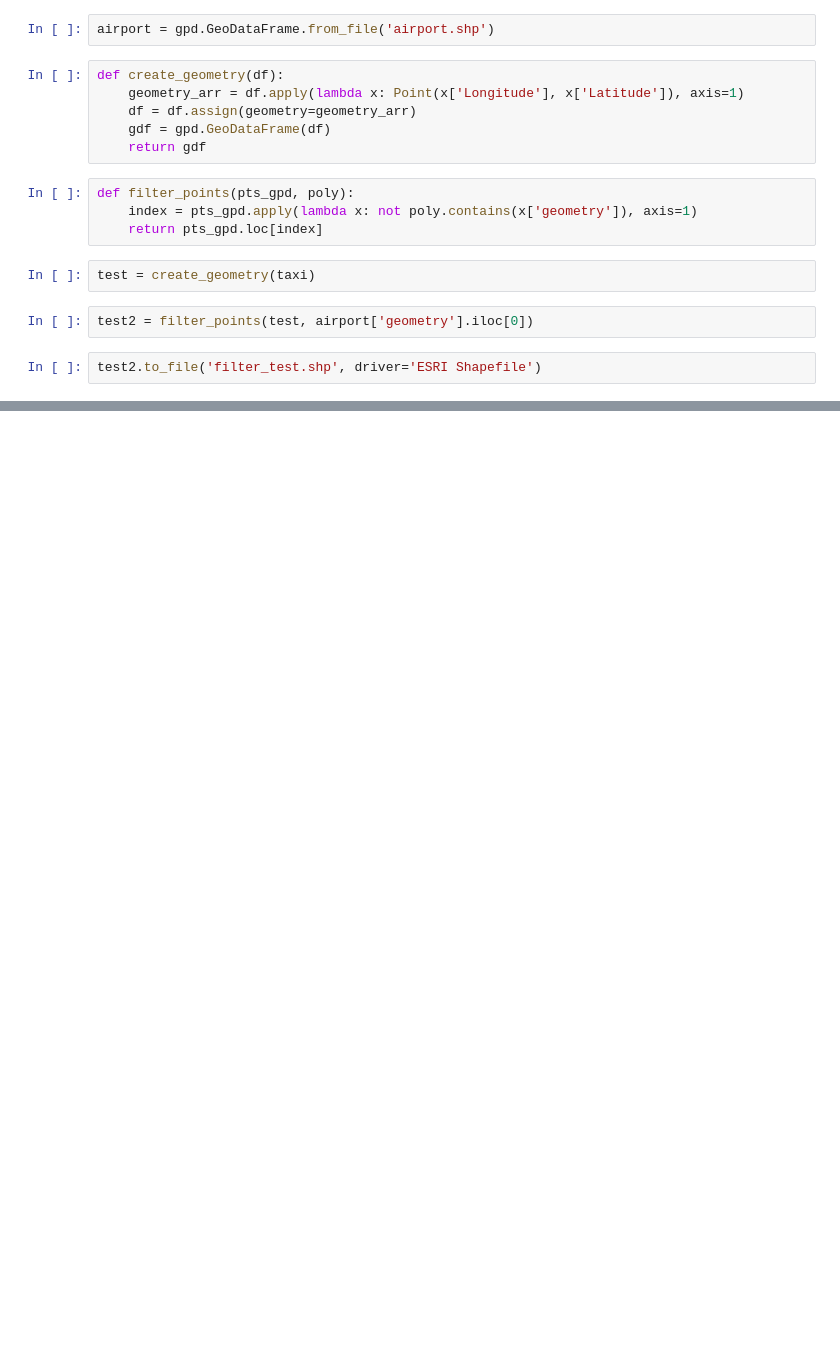
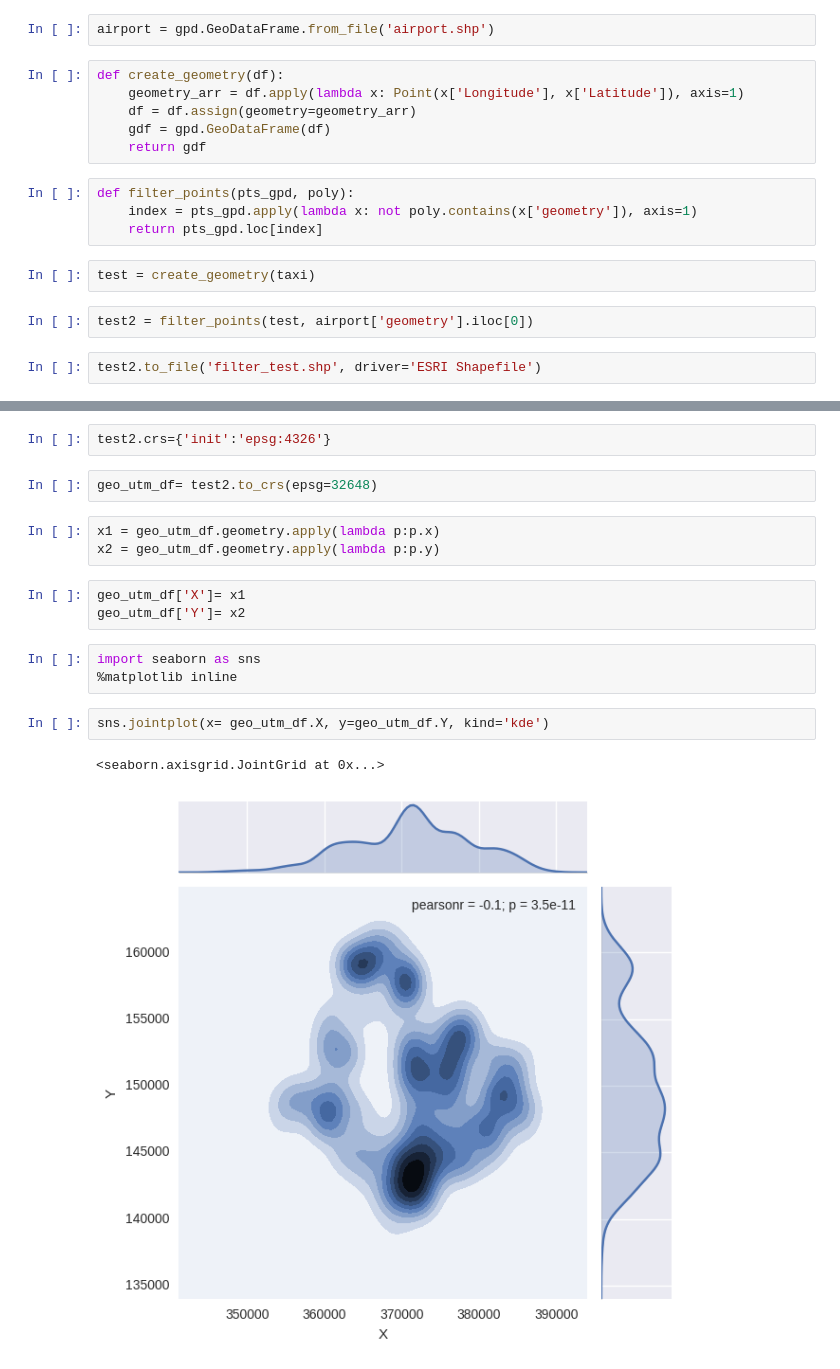
Before and after one commit to karthikBalasubramanian/LTA_Singapore, a Jupyter notebook: filter points.ipynb, the cells around one changed output, grey strips where cells are left out. Drawn from its saved outputs; the diff is of its cells as text; blank space fills up the shorter version.

Commit message:
adding sns plot

```diff
--- a/filter points.ipynb
+++ b/filter points.ipynb
@@ -39,0 +52,18 @@ len(test)
+# %%
+test2.crs={'init':'epsg:4326'}
+# %%
+geo_utm_df= test2.to_crs(epsg=32648)
+# %%
+x1 = geo_utm_df.geometry.apply(lambda p:p.x)
+x2 = geo_utm_df.geometry.apply(lambda p:p.y)
+# %%
+geo_utm_df['X']= x1
+geo_utm_df['Y']= x2
+# %%
+import seaborn as sns
+%matplotlib inline
+# %%
+sns.jointplot(x= geo_utm_df.X, y=geo_utm_df.Y, kind='kde')
+# %% [output]
+<seaborn.axisgrid.JointGrid at 0x...>
+[figure, added]
```
Also changed, not shown: parts of 5 cells of this notebook.
